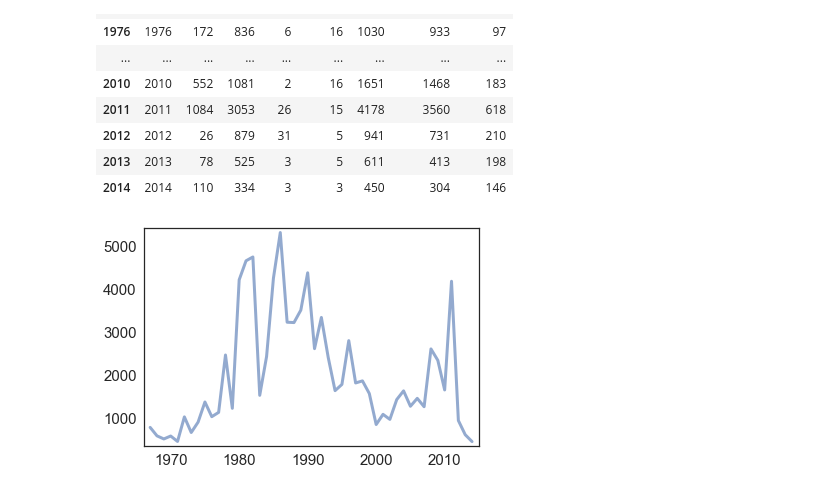
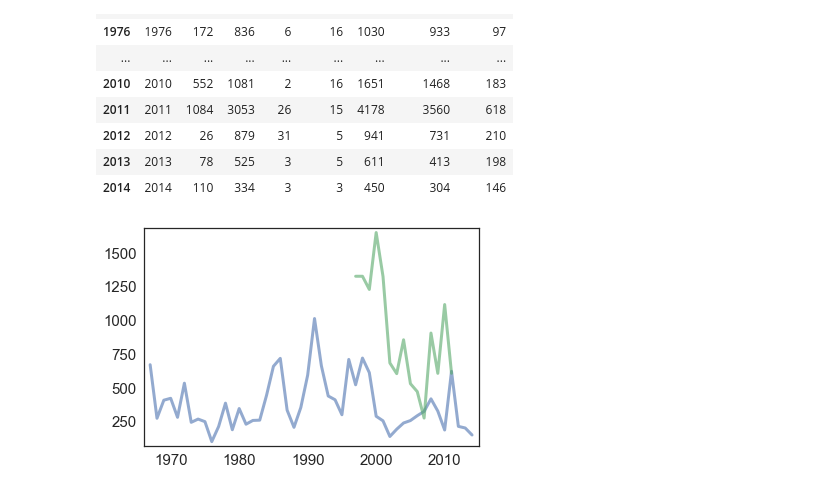
Before and after one commit to 867006905/ModSimPy, a Jupyter notebook: code/Project One/Project One.ipynb, the cells around one changed output. Cells and saved outputs as stored; diff of their text form; code cells hidden in the pictures.

```diff
--- a/code/Project One/Project One.ipynb
+++ b/code/Project One/Project One.ipynb
@@ -9,7 +9,7 @@ product_tables = read_html('USASAC2015-Report#27-2014-Activities 10.html')
 aqua_prdt = product_tables[0]
 aqua_prdt.columns = ['year','production']
 #aqua_prdt.production[15] = 2381
-aqua_prdt.drop(aqua_prdt.index[[15,17]])
+aqua_prdt.index = aqua_prdt.year
 aqua_prdt
 # %% [output]
 |  | year | production |
@@ -55,8 +55,11 @@ salmon_pop
 | 2012 | 2012 | 26 | 879 | 31 | 5 | 941 | 731 | 210 |
 | 2013 | 2013 | 78 | 525 | 3 | 5 | 611 | 413 | 198 |
 | 2014 | 2014 | 110 | 334 | 3 | 3 | 450 | 304 | 146 |
+# %%
+production = aqua_prdt.production / 1e1
 # %%
 newfig()
-plot(salmon_pop.index, pop_total)
+plot(salmon_pop.index, salmon_pop.natural)
+plot(aqua_prdt.index, production)
 # %% [output]
-[figure, old version]
+[figure, new version]
```
Also changed, not shown: parts of 1 cell of this notebook, 2 other files.
